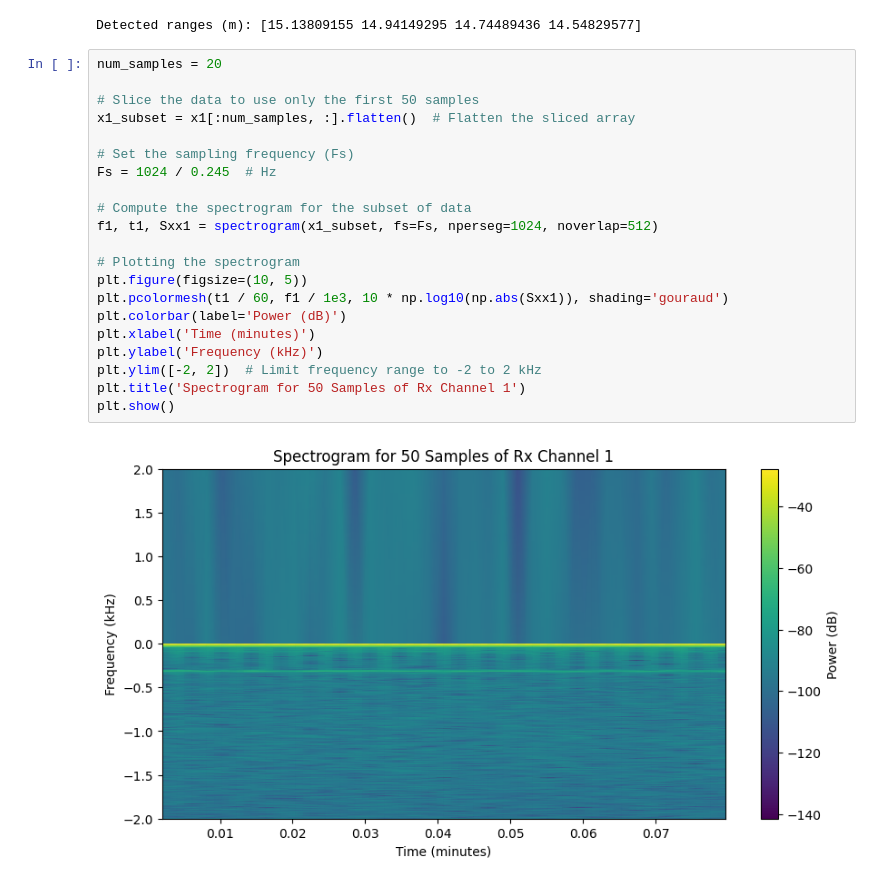
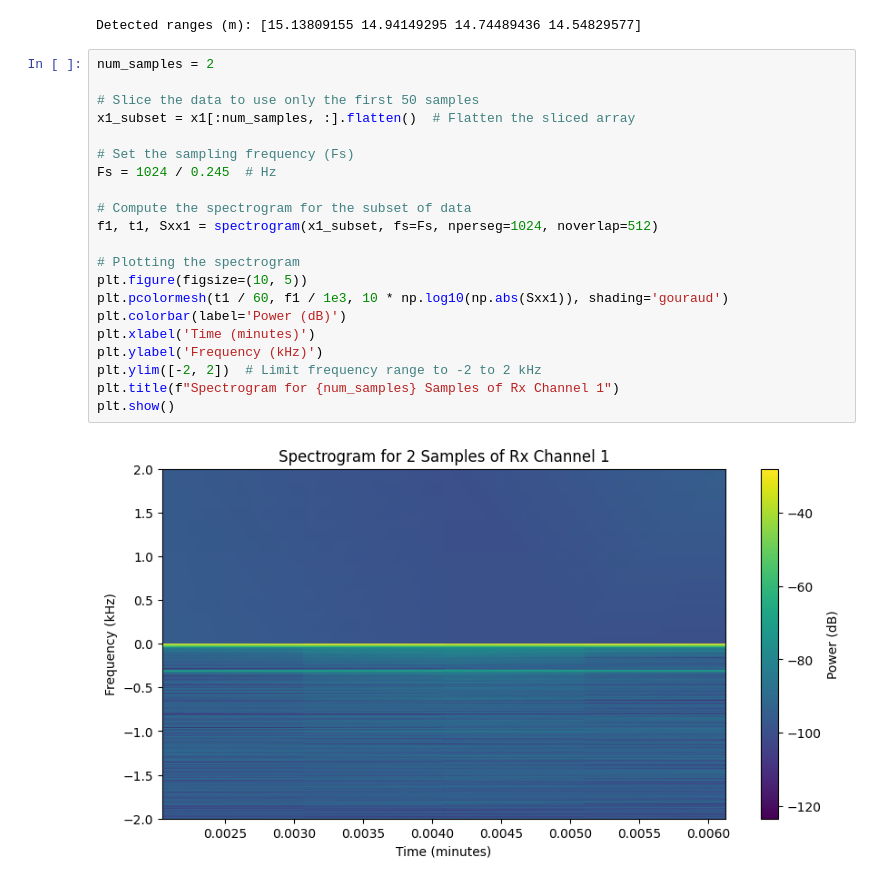
Before and after one commit to nathanbowness/UAV-Object-Tracking, a Jupyter notebook: td_analysis_spectrogram.ipynb, the cells around one changed output. Cells and saved outputs as stored; diff of their text form.

```diff
--- a/td_analysis_spectrogram.ipynb
+++ b/td_analysis_spectrogram.ipynb
@@ -181,25 +181,25 @@ print("Detected ranges (m):", abs(ranges))
 # %% [output]
 Detected ranges (m): [15.13809155 14.94149295 14.74489436 14.54829577]
 # %%
-num_samples = 20
+num_samples = 2
 
 # Slice the data to use only the first 50 samples
 x1_subset = x1[:num_samples, :].flatten()  # Flatten the sliced array
 
 # Set the sampling frequency (Fs)
 Fs = 1024 / 0.245  # Hz
 
 # Compute the spectrogram for the subset of data
 f1, t1, Sxx1 = spectrogram(x1_subset, fs=Fs, nperseg=1024, noverlap=512)
 
 # Plotting the spectrogram
 plt.figure(figsize=(10, 5))
 plt.pcolormesh(t1 / 60, f1 / 1e3, 10 * np.log10(np.abs(Sxx1)), shading='gouraud')
 plt.colorbar(label='Power (dB)')
 plt.xlabel('Time (minutes)')
 plt.ylabel('Frequency (kHz)')
 plt.ylim([-2, 2])  # Limit frequency range to -2 to 2 kHz
-plt.title('Spectrogram for 50 Samples of Rx Channel 1')
+plt.title(f"Spectrogram for {num_samples} Samples of Rx Channel 1")
 plt.show()
 # %% [output]
-[figure, old version]
+[figure, new version]
```
Also changed, not shown: parts of 1 cell of this notebook, 4 other files.
